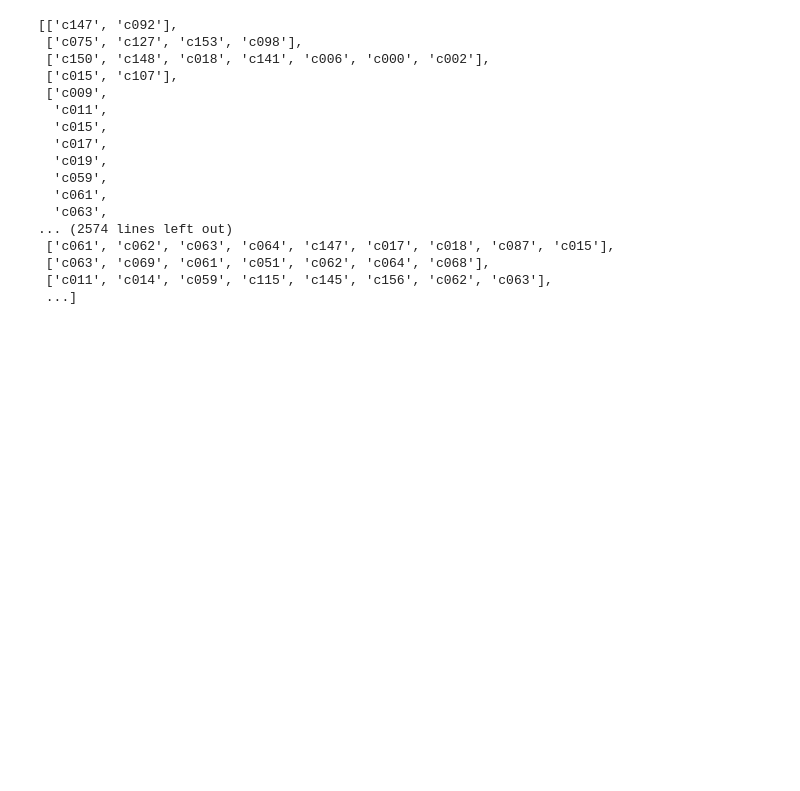
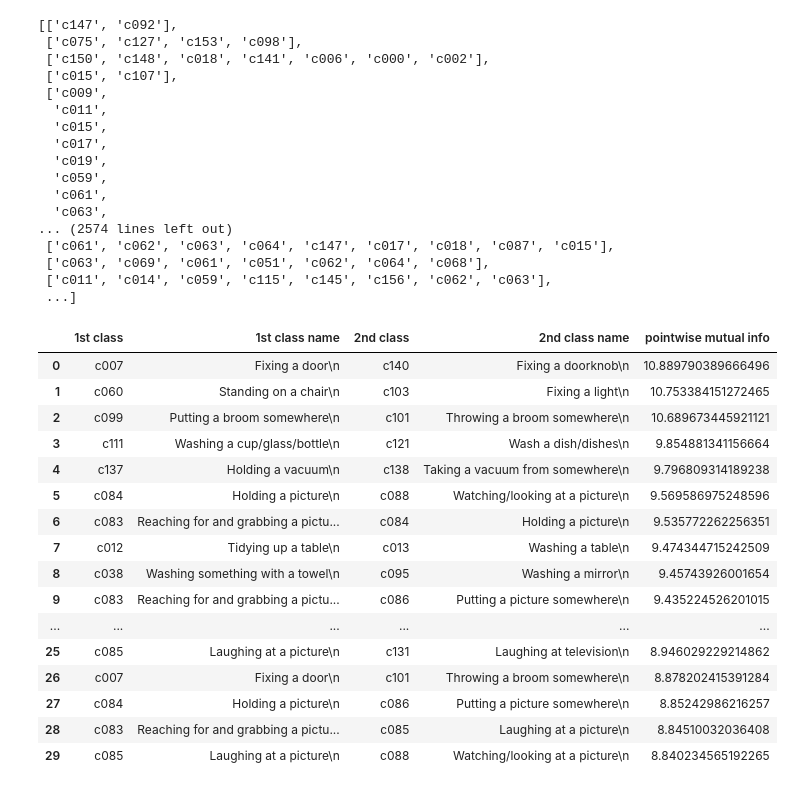
Before and after one commit to AdrianHsu/charades-parser, a Jupyter notebook: train_actions_csv_mutual_info.ipynb, the cells around one changed output. Drawn from its saved outputs; the diff is of its cells as text; code cells hidden in the pictures; blank space fills up the shorter version.

```diff
--- a/train_actions_csv_mutual_info.ipynb
+++ b/train_actions_csv_mutual_info.ipynb
@@ -181,12 +122,45 @@ _Fdist = nltk.FreqDist([wnl.lemmatize(w.lower()) for w in join_str])
 
 _Sents = [[wnl.lemmatize(j.lower()) for j in i] for i in str_actions]
 
+MAX_DISTANCE = 1 # 只有這兩個動作距離 = 1，這筆 video 才算數。
+
+def inSents(x, y):
+    c = 0
+    l = []
+    for s in _Sents:
+
+#         first method:
+        index1 = 0
+        index2 = 0
+        bool1 = False
+        bool2 = False
+        k = 0
+        for index, st in enumerate(s):
+            if x == st and not bool1:
+                k += 1
+                index1 = index
+                bool1 = True
+            if y == st and not bool2:
+                k += 1
+                index2 = index
+                bool2 = True
+        if k == 2: # x in s and y in s
+            if abs(index1 - index2) == MAX_DISTANCE: # i.e 必定為 1
+                l.append(s)
+
+#         second method:
+#         if x in s and y in s:
+#             l.append(s)
+
+    return l
+
 # int_actions
 def p(x):
     return _Fdist[x]/ float(sum(_Fdist.values())) #float(len(_Fdist))
 
+
 def pxy(x,y):
-    return (len(list(filter(lambda s :  x in s and y in s ,_Sents)))+1) / float(len(_Sents) )
+    return (len(inSents(x,y)) + 1) / float(len(_Sents) )
 
 def pmi(x,y):
     return  log(pxy(x,y)/(p(x)*p(y)),2)
@@ -263,4 +235,4 @@ mypmi = np.column_stack((tmp, two_pmi))
 (12246,)
 (12246, 4)
 # %%
-pd.DataFrame(mypmi, columns={"1st class":0,"1st class name":1,"2nd class":2,"2nd class name":3,"pointwise mutual info":4})
+result = pd.DataFrame(mypmi, columns={"1st class":0,"1st class name":1,"2nd class":2,"2nd class name":3,"pointwise mutual info":4})
@@ -323,3 +276,28 @@ _Sents
  ['c063', 'c069', 'c061', 'c051', 'c062', 'c064', 'c068'],
  ['c011', 'c014', 'c059', 'c115', 'c145', 'c156', 'c062', 'c063'],
  ...]
+# %%
+result[0:30] # 0, 1, 2, 3, 6, 7, 8, 9
+# 1st 困難：8	c089	Closing a window\n	c090	Opening a window\n
+# 2nd 困難：how about 3 and 7? c084有兩種結果...
+
+# 0, 1, 3, 5, 21, 23
+# door, chair, cup/dishes, picture, laptop, window
+# %% [output]
+|  | 1st class | 1st class name | 2nd class | 2nd class name | pointwise mutual info |
+| 0 | c007 | Fixing a door\n | c140 | Fixing a doorknob\n | 10.889790389666496 |
+| 1 | c060 | Standing on a chair\n | c103 | Fixing a light\n | 10.753384151272465 |
+| 2 | c099 | Putting a broom somewhere\n | c101 | Throwing a broom somewhere\n | 10.689673445921121 |
+| 3 | c111 | Washing a cup/glass/bottle\n | c121 | Wash a dish/dishes\n | 9.854881341156664 |
+| 4 | c137 | Holding a vacuum\n | c138 | Taking a vacuum from somewhere\n | 9.796809314189238 |
+| 5 | c084 | Holding a picture\n | c088 | Watching/looking at a picture\n | 9.569586975248596 |
+| 6 | c083 | Reaching for and grabbing a pictu... | c084 | Holding a picture\n | 9.535772262256351 |
+| 7 | c012 | Tidying up a table\n | c013 | Washing a table\n | 9.474344715242509 |
+| 8 | c038 | Washing something with a towel\n | c095 | Washing a mirror\n | 9.45743926001654 |
+| 9 | c083 | Reaching for and grabbing a pictu... | c086 | Putting a picture somewhere\n | 9.435224526201015 |
+| ... | ... | ... | ... | ... | ... |
+| 25 | c085 | Laughing at a picture\n | c131 | Laughing at television\n | 8.946029229214862 |
+| 26 | c007 | Fixing a door\n | c101 | Throwing a broom somewhere\n | 8.878202415391284 |
+| 27 | c084 | Holding a picture\n | c086 | Putting a picture somewhere\n | 8.85242986216257 |
+| 28 | c083 | Reaching for and grabbing a pictu... | c085 | Laughing at a picture\n | 8.84510032036408 |
+| 29 | c085 | Laughing at a picture\n | c088 | Watching/looking at a picture\n | 8.840234565192265 |
```
Also changed, not shown: parts of 19 cells of this notebook, 5 other files.
